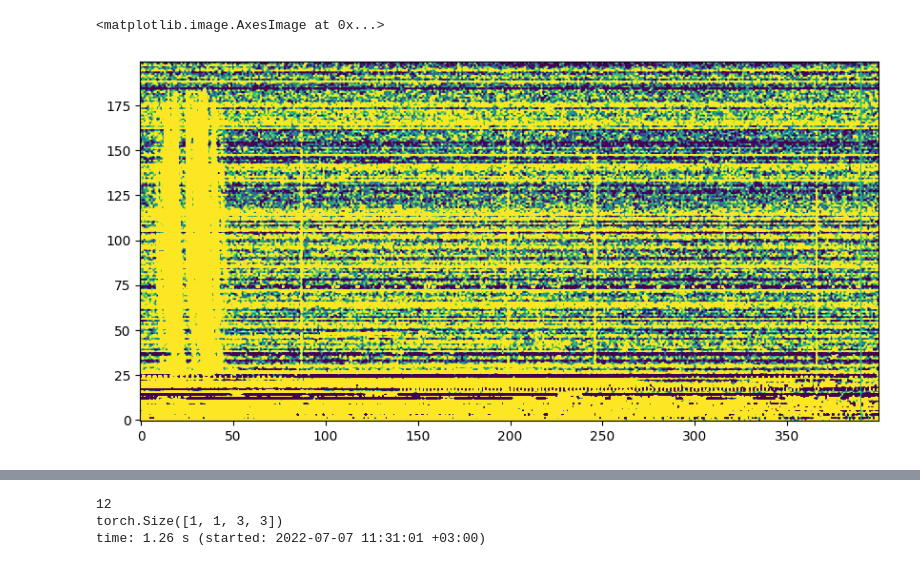
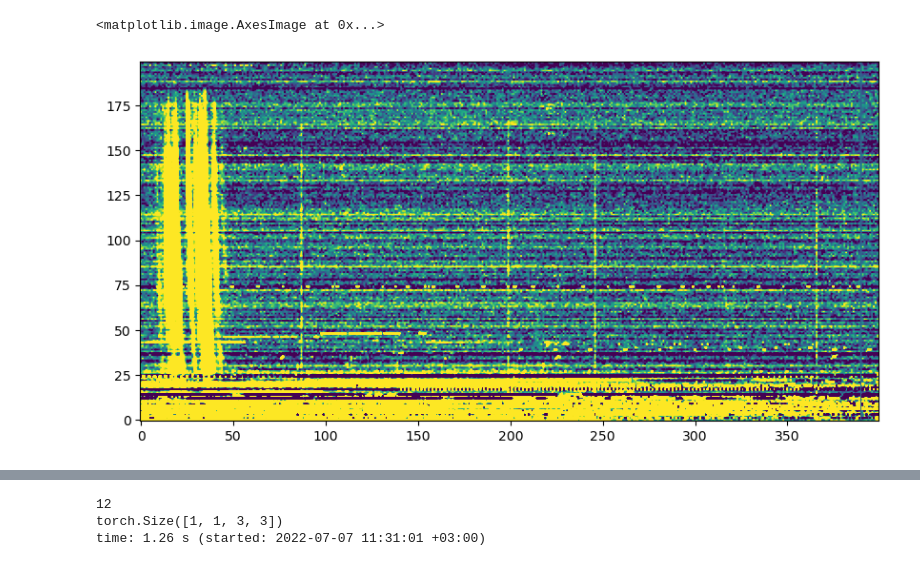
Before and after one commit to peijin94/ConvRFI, a Jupyter notebook: test_flag.ipynb, the cells around one changed output, grey strips where cells are left out. Saved outputs shown, nothing was run; the diff lists cells and outputs as text; code cells hidden in the pictures.

```diff
--- a/test_flag.ipynb
+++ b/test_flag.ipynb
@@ -258,9 +176,9 @@ time: 17 s (started: 2022-07-07 13:10:14 +03:00)
 # %%
 
 data_sampling = data_sampling/data_sampling[-10,:]
 
 plt.figure(figsize=(10,5),dpi=100)
-plt.imshow(np.log10(data_sampling).T,interpolation=None,aspect='auto',origin='lower',vmax=0.02,vmin=-0.04)
+plt.imshow(np.log10(data_sampling).T,interpolation=None,aspect='auto',origin='lower',vmax=0.08,vmin=-0.04)
 # %% [output]
 <matplotlib.image.AxesImage at 0x...>
-[figure, old version]
+[figure, new version]
```
Also changed, not shown: parts of 47 cells of this notebook, 4 other files.
